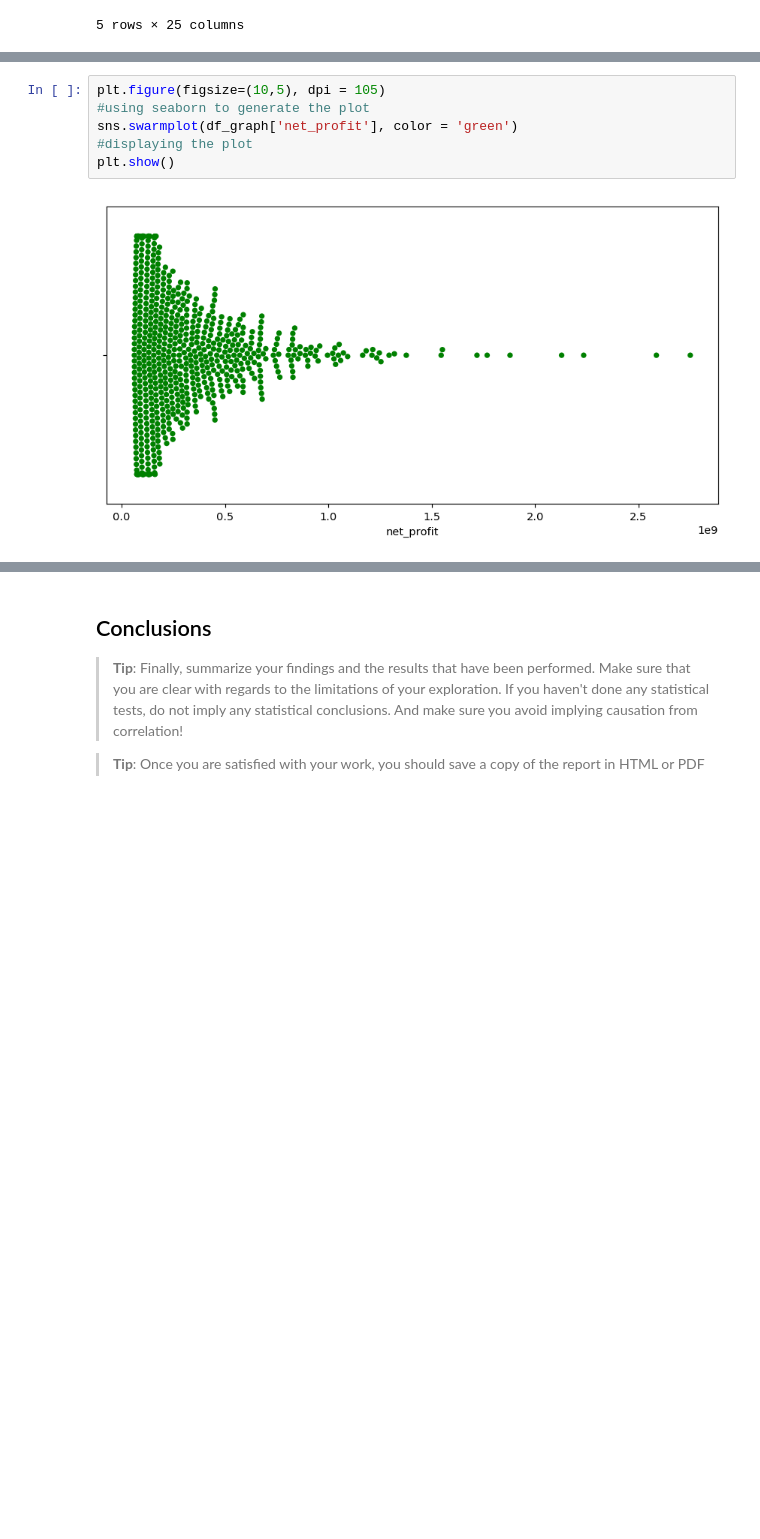
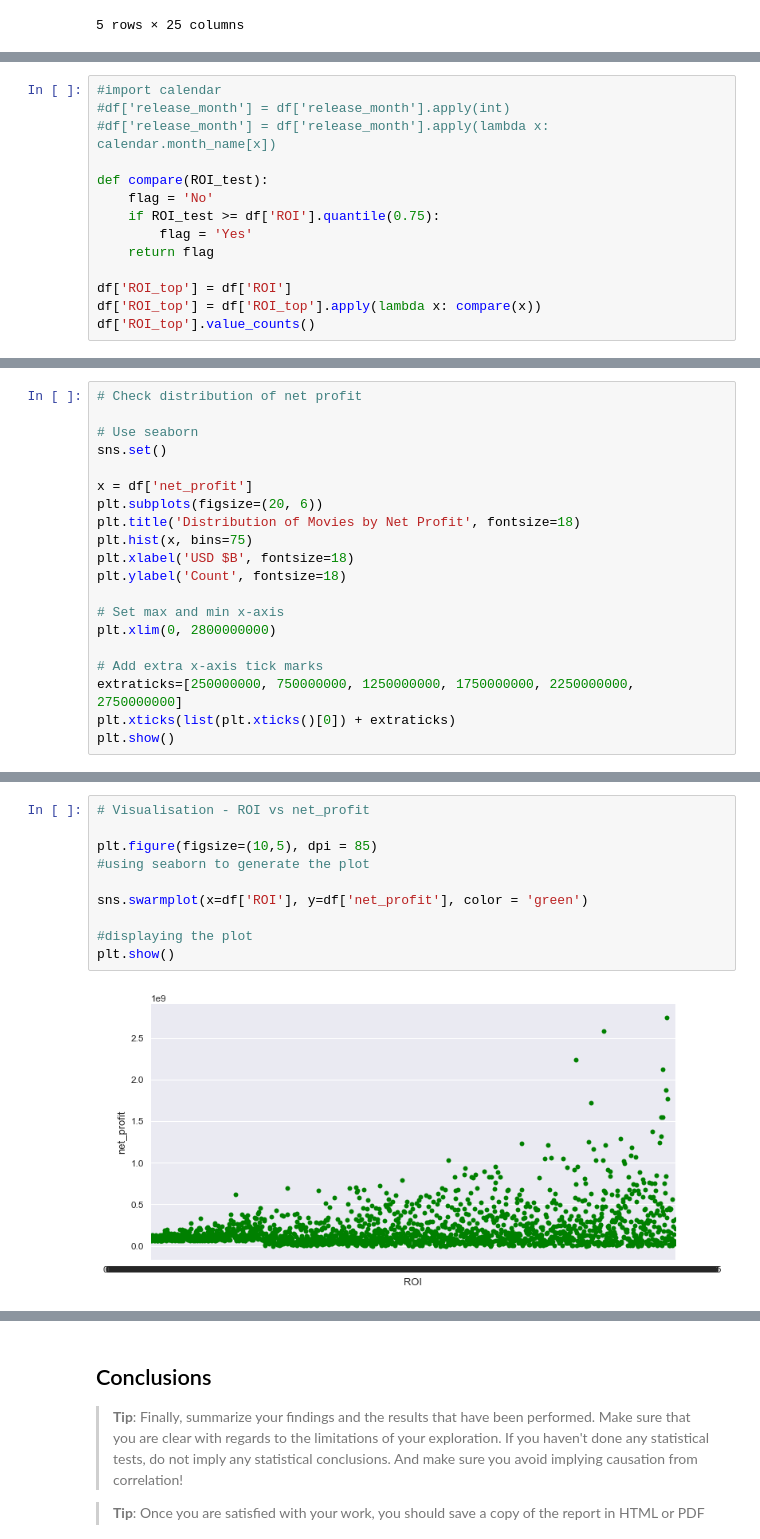
Before and after one commit to daviannadarajah/DAND-Term-1-Project-3, a Jupyter notebook: DAND Term 1 - Project 3 - TMDb movie data .ipynb, the cells around one changed output, grey strips where cells are left out. Drawn from its saved outputs; the diff is of its cells as text; blank space fills up the shorter version.

```diff
--- a/DAND Term 1 - Project 3 - TMDb movie data .ipynb
+++ b/DAND Term 1 - Project 3 - TMDb movie data .ipynb
@@ -667,0 +805,14 @@ The above cells highlight that the top 5 movies that generated the highest net p
+# %%
+#import calendar
+#df['release_month'] = df['release_month'].apply(int)
+#df['release_month'] = df['release_month'].apply(lambda x: calendar.month_name[x])
+
+def compare(ROI_test):
+    flag = 'No'
+    if ROI_test >= df['ROI'].quantile(0.75):
+        flag = 'Yes'
+    return flag
+
+df['ROI_top'] = df['ROI']
+df['ROI_top'] = df['ROI_top'].apply(lambda x: compare(x))
+df['ROI_top'].value_counts()
@@ -667,0 +847,20 @@ The above cells highlight that the top 5 movies that generated the highest net p
+# %%
+# Check distribution of net profit
+
+# Use seaborn
+sns.set()
+
+x = df['net_profit']
+plt.subplots(figsize=(20, 6))
+plt.title('Distribution of Movies by Net Profit', fontsize=18)
+plt.hist(x, bins=75)
+plt.xlabel('USD $B', fontsize=18)
+plt.ylabel('Count', fontsize=18)
+
+# Set max and min x-axis
+plt.xlim(0, 2800000000)
+
+# Add extra x-axis tick marks
+extraticks=[250000000, 750000000, 1250000000, 1750000000, 2250000000, 2750000000]
+plt.xticks(list(plt.xticks()[0]) + extraticks)
+plt.show()
@@ -684,8 +877,12 @@ plt.show()
 # %%
-plt.figure(figsize=(10,5), dpi = 105)
+# Visualisation - ROI vs net_profit
+
+plt.figure(figsize=(10,5), dpi = 85)
 #using seaborn to generate the plot
-sns.swarmplot(df_graph['net_profit'], color = 'green')
+
+sns.swarmplot(x=df['ROI'], y=df['net_profit'], color = 'green')
+
 #displaying the plot
 plt.show()
 # %% [output]
-[figure, old version]
+[figure, new version]
```
Also changed, not shown: parts of 77 cells of this notebook.
